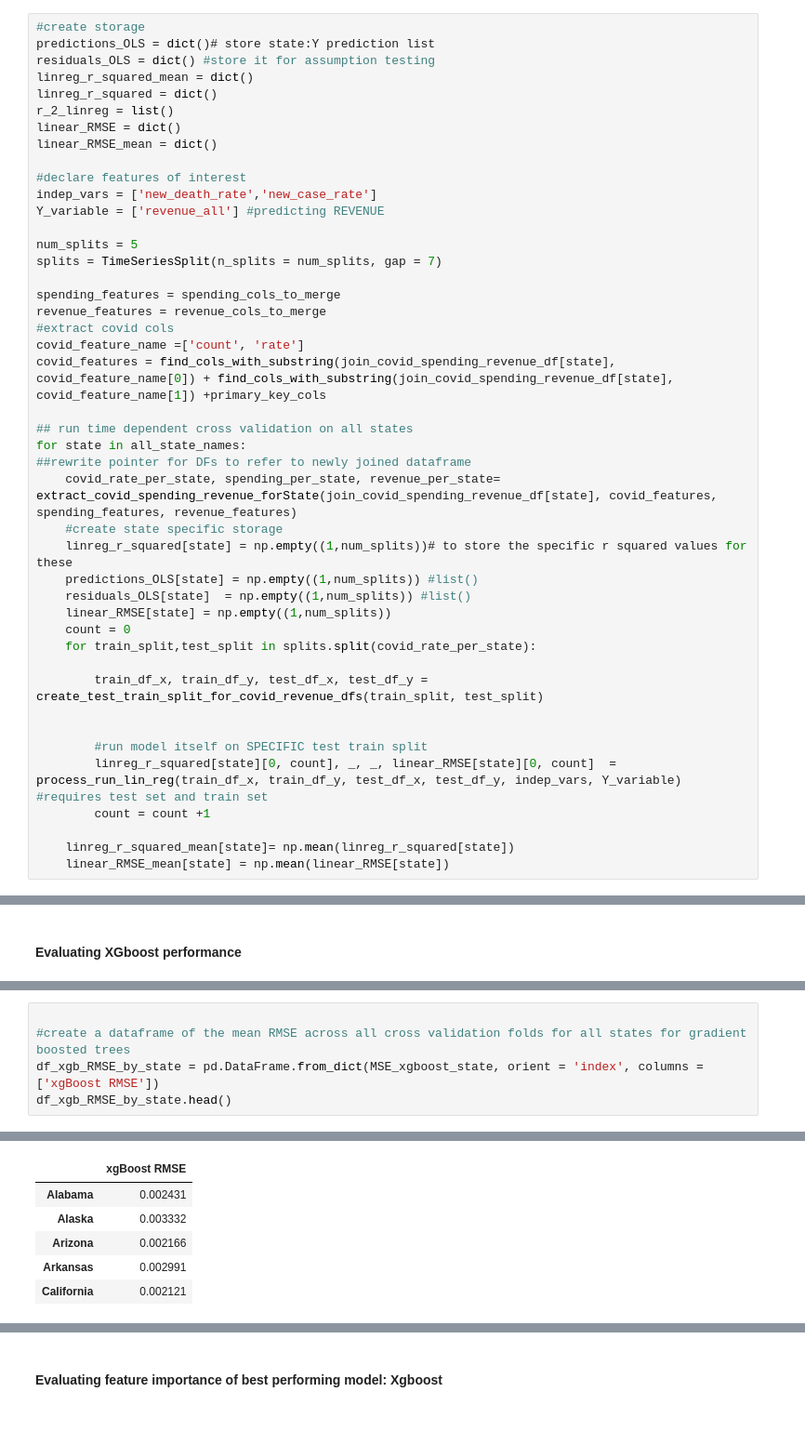
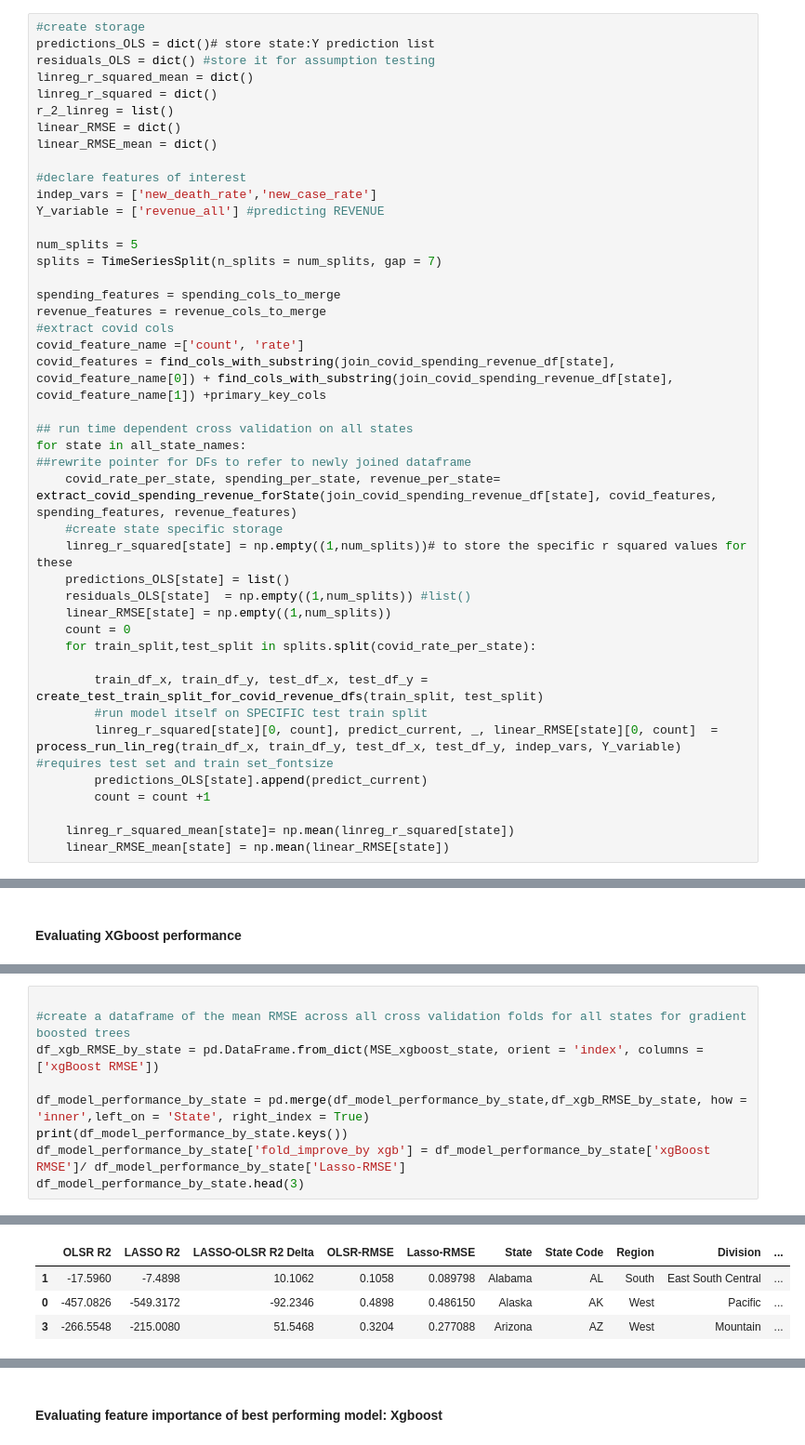
Before and after one commit to cjohnsoncruz/covid_spread_and_business_revenue, a Jupyter notebook: Quantifying_how_Covid_Case_Rates_affect_Business_Revenue.ipynb, the cells around one changed output, grey strips where cells are left out. Shown: that part at 93% size. Drawn from its saved outputs; the diff is of its cells as text; blank space fills up the shorter version.

```diff
--- a/Quantifying_how_Covid_Case_Rates_affect_Business_Revenue.ipynb
+++ b/Quantifying_how_Covid_Case_Rates_affect_Business_Revenue.ipynb
@@ -342,17 +324,16 @@ for state in all_state_names:
     covid_rate_per_state, spending_per_state, revenue_per_state= extract_covid_spending_revenue_forState(join_covid_spending_revenue_df[state], covid_features, spending_features, revenue_features)
     #create state specific storage
     linreg_r_squared[state] = np.empty((1,num_splits))# to store the specific r squared values for these
-    predictions_OLS[state] = np.empty((1,num_splits)) #list()
+    predictions_OLS[state] = list()
     residuals_OLS[state]  = np.empty((1,num_splits)) #list()
     linear_RMSE[state] = np.empty((1,num_splits))
     count = 0
     for train_split,test_split in splits.split(covid_rate_per_state):
 
         train_df_x, train_df_y, test_df_x, test_df_y = create_test_train_split_for_covid_revenue_dfs(train_split, test_split)
-
-
         #run model itself on SPECIFIC test train split
-        linreg_r_squared[state][0, count], _, _, linear_RMSE[state][0, count]  = process_run_lin_reg(train_df_x, train_df_y, test_df_x, test_df_y, indep_vars, Y_variable) #requires test set and train set
+        linreg_r_squared[state][0, count], predict_current, _, linear_RMSE[state][0, count]  = process_run_lin_reg(train_df_x, train_df_y, test_df_x, test_df_y, indep_vars, Y_variable) #requires test set and train set_fontsize
+        predictions_OLS[state].append(predict_current)
         count = count +1
 
     linreg_r_squared_mean[state]= np.mean(linreg_r_squared[state])
@@ -591,5 +566,9 @@ for state in tqdm.tqdm(all_state_names):
 
 #create a dataframe of the mean RMSE across all cross validation folds for all states for gradient boosted trees
 df_xgb_RMSE_by_state = pd.DataFrame.from_dict(MSE_xgboost_state, orient = 'index', columns = ['xgBoost RMSE'])
-df_xgb_RMSE_by_state.head()
+
+df_model_performance_by_state = pd.merge(df_model_performance_by_state,df_xgb_RMSE_by_state, how = 'inner',left_on = 'State', right_index = True)
+print(df_model_performance_by_state.keys())
+df_model_performance_by_state['fold_improve_by xgb'] = df_model_performance_by_state['xgBoost RMSE']/ df_model_performance_by_state['Lasso-RMSE']
+df_model_performance_by_state.head(3)
 # %% [output]
@@ -596,6 +578,4 @@ df_xgb_RMSE_by_state.head()
-|  | xgBoost RMSE |
-| Alabama | 0.002431 |
-| Alaska | 0.003332 |
-| Arizona | 0.002166 |
-| Arkansas | 0.002991 |
-| California | 0.002121 |
+|  | OLSR R2 | LASSO R2 | LASSO-OLSR R2 Delta | OLSR-RMSE | Lasso-RMSE | State | State Code | Region | Division | ... |
+| 1 | -17.5960 | -7.4898 | 10.1062 | 0.1058 | 0.089798 | Alabama | AL | South | East South Central | ... |
+| 0 | -457.0826 | -549.3172 | -92.2346 | 0.4898 | 0.486150 | Alaska | AK | West | Pacific | ... |
+| 3 | -266.5548 | -215.0080 | 51.5468 | 0.3204 | 0.277088 | Arizona | AZ | West | Mountain | ... |
```
Also changed, not shown: parts of 35 cells of this notebook.
